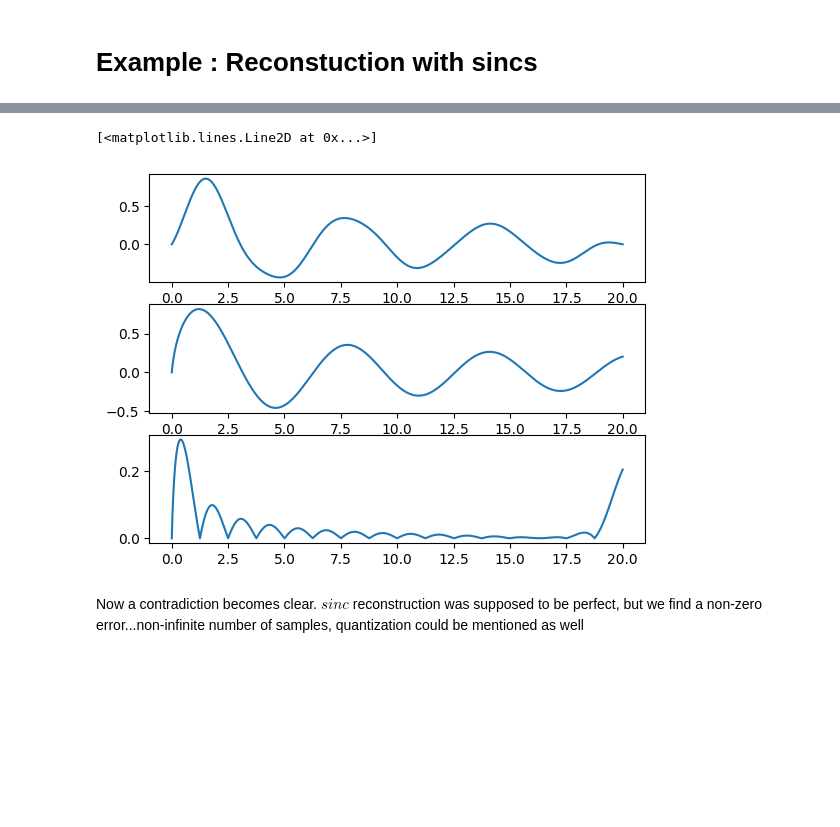
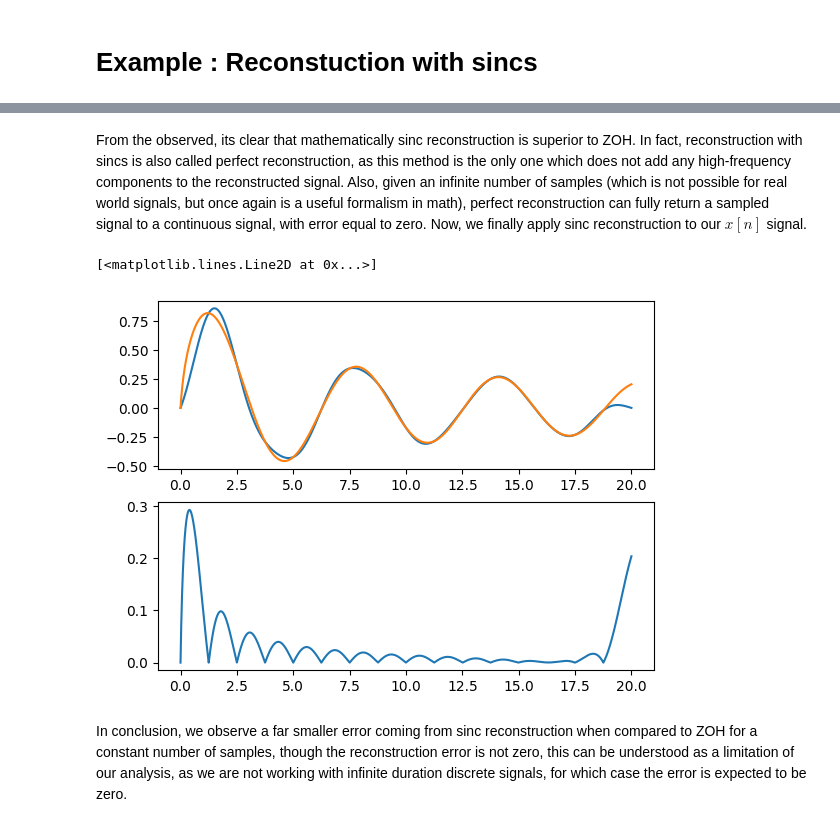
Before and after one commit to EduardoGFilho/DSP_Jupyter_Notebooks, a Jupyter notebook: Sampling.ipynb, the cells around one changed output, grey strips where cells are left out. Drawn from its saved outputs; the diff is of its cells as text; code cells hidden in the pictures; blank space fills up the shorter version.

```diff
--- a/Sampling.ipynb
+++ b/Sampling.ipynb
@@ -136,17 +220,15 @@ Presumably, the answer to the previous question is affirmative and the $sinc$ fu
+# %% [markdown]
+From the observed, its clear that mathematically sinc reconstruction is superior to ZOH. In fact, reconstruction with sincs is also called perfect reconstruction, as this method is the only one which does not add any high-frequency components to the reconstructed signal. Also, given an infinite number of samples (which is not possible for real world signals, but once again is a useful formalism in math), perfect reconstruction can fully return a sampled signal to a continuous signal, with error equal to zero. Now, we finally apply sinc reconstruction to our $x[n]$ signal.
 # %%
-x_sinc_reconstructed = np.zeros_like(time_axis)
+x_sinc_reconstructed = sinc_interpolation(x_discrete, time_axis, Ts)
 
-for i in range(len(x_discrete)):
-    x_sinc_reconstructed += x_discrete[i]*np.sinc((time_axis-i*Ts)/Ts)
-
-plt.subplot(311)
+plt.subplot(211)
 plt.plot(time_axis,x_sinc_reconstructed)
-plt.subplot(312)
 plt.plot(time_axis,x_original)
-plt.subplot(313)
+plt.subplot(212)
 plt.plot(time_axis, abs(x_sinc_reconstructed-x_original))
 # %% [output]
 [<matplotlib.lines.Line2D at 0x...>]
-[figure, old version]
+[figure, new version]
-# %% [markdown]
-Now a contradiction becomes clear. $sinc$ reconstruction was supposed to be perfect, but we find a non-zero error...non-infinite number of samples, quantization could be mentioned as well
+# %% [markdown]
+In conclusion, we observe a far smaller error coming from sinc reconstruction when compared to ZOH for a constant number of samples, though the reconstruction error is not zero, this can be understood as a limitation of our analysis, as we are not working with infinite duration discrete signals, for which case the error is expected to be zero.
```
Also changed, not shown: parts of 29 cells of this notebook, 2 other files.
